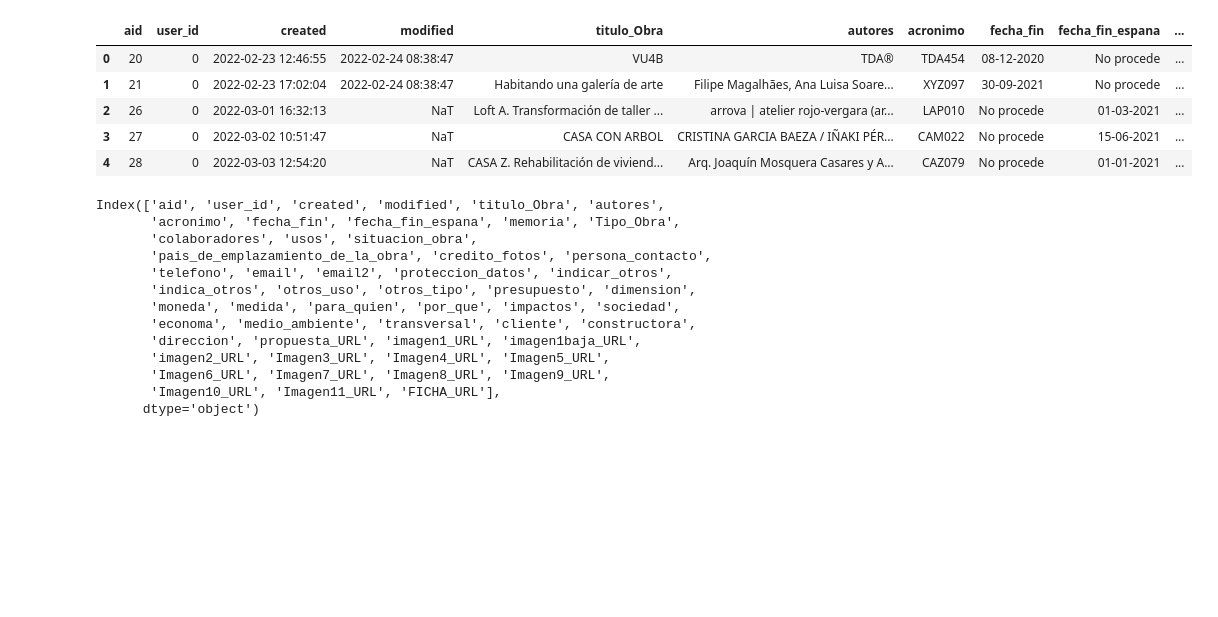
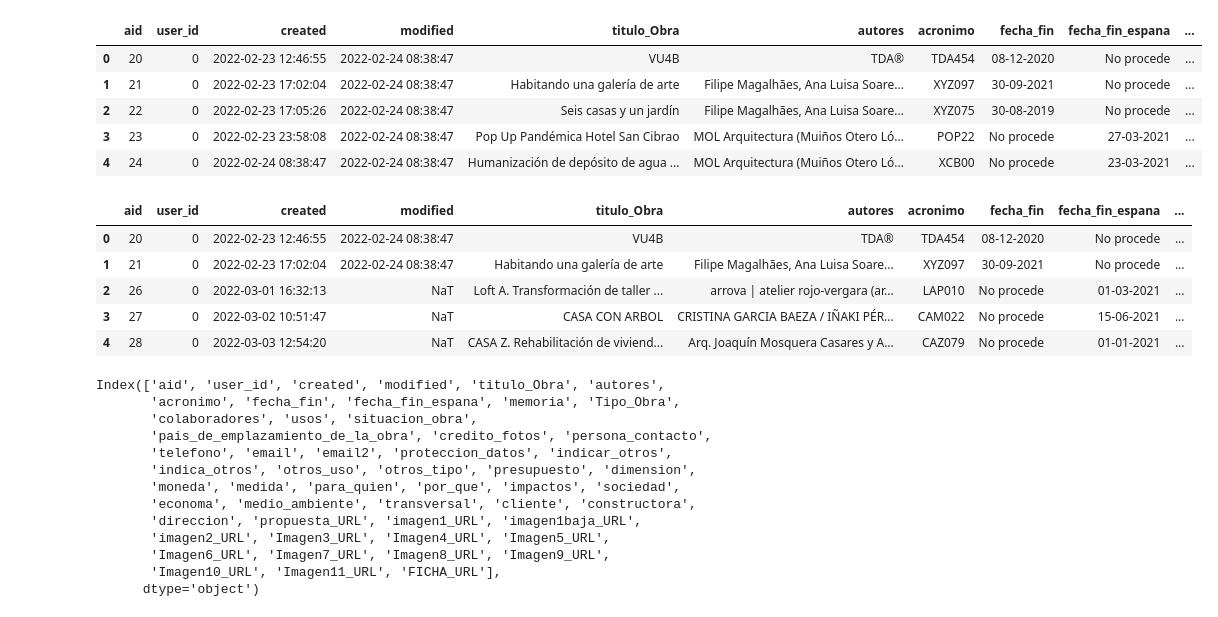
Before and after one commit to irenervara/XIIBIAU, a Jupyter notebook: data/Data_cleaning.ipynb, the cells around one changed output. Cells and saved outputs as stored; diff of their text form; code cells hidden in the pictures; blank space fills up the shorter version.

```diff
--- a/data/Data_cleaning.ipynb
+++ b/data/Data_cleaning.ipynb
@@ -3,6 +3,17 @@ import pandas as pd
 import numpy as np
 import geopandas as gpd
 pd.set_option('display.max_columns', None)
+# %%
+df_obras = pd.read_csv('recibido/ivnf4_chronoforms_data_xii-biau-panorama-de-obras-final.csv')
+# %%
+df_obras.head()
+# %% [output]
+|  | aid | user_id | created | modified | titulo_Obra | autores | acronimo | fecha_fin | fecha_fin_espana | ... |
+| 0 | 20 | 0 | 2022-02-23 12:46:55 | 2022-02-24 08:38:47 | VU4B | TDA® | TDA454 | 08-12-2020 | No procede | ... |
+| 1 | 21 | 0 | 2022-02-23 17:02:04 | 2022-02-24 08:38:47 | Habitando una galería de arte | Filipe Magalhães, Ana Luisa Soare... | XYZ097 | 30-09-2021 | No procede | ... |
+| 2 | 22 | 0 | 2022-02-23 17:05:26 | 2022-02-24 08:38:47 | Seis casas y un jardín | Filipe Magalhães, Ana Luisa Soare... | XYZ075 | 30-08-2019 | No procede | ... |
+| 3 | 23 | 0 | 2022-02-23 23:58:08 | 2022-02-24 08:38:47 | Pop Up Pandémica Hotel San Cibrao | MOL Arquitectura (Muiños Otero Ló... | POP22 | No procede | 27-03-2021 | ... |
+| 4 | 24 | 0 | 2022-02-24 08:38:47 | 2022-02-24 08:38:47 | Humanización de depósito de agua ... | MOL Arquitectura (Muiños Otero Ló... | XCB00 | No procede | 23-03-2021 | ... |
 # %%
 df = pd.read_excel('XII-BIAU-Panorama_Obras-listado-prueba.xlsx') # dataset obras
 df_places = pd.read_csv('df_ambitos.csv', encoding='utf-8') # relación país-ámbito
```
Also changed, not shown: 10 other files.
